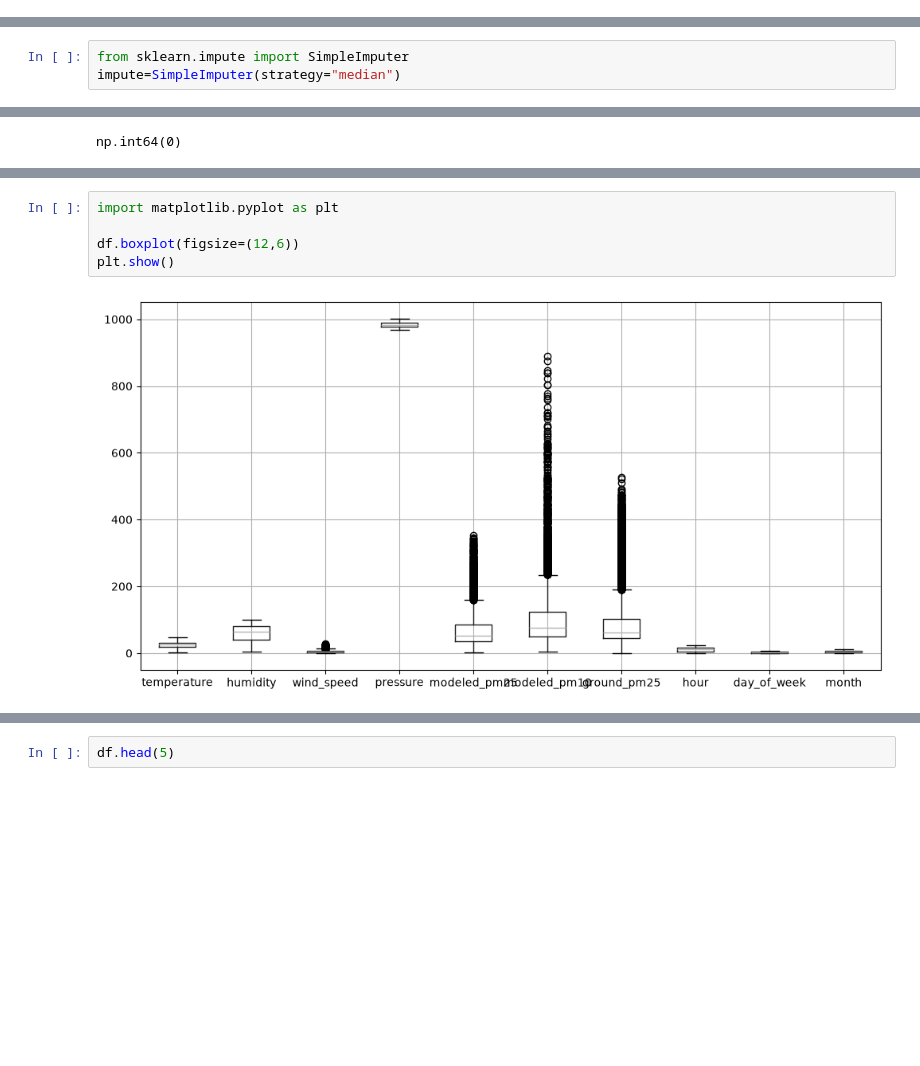
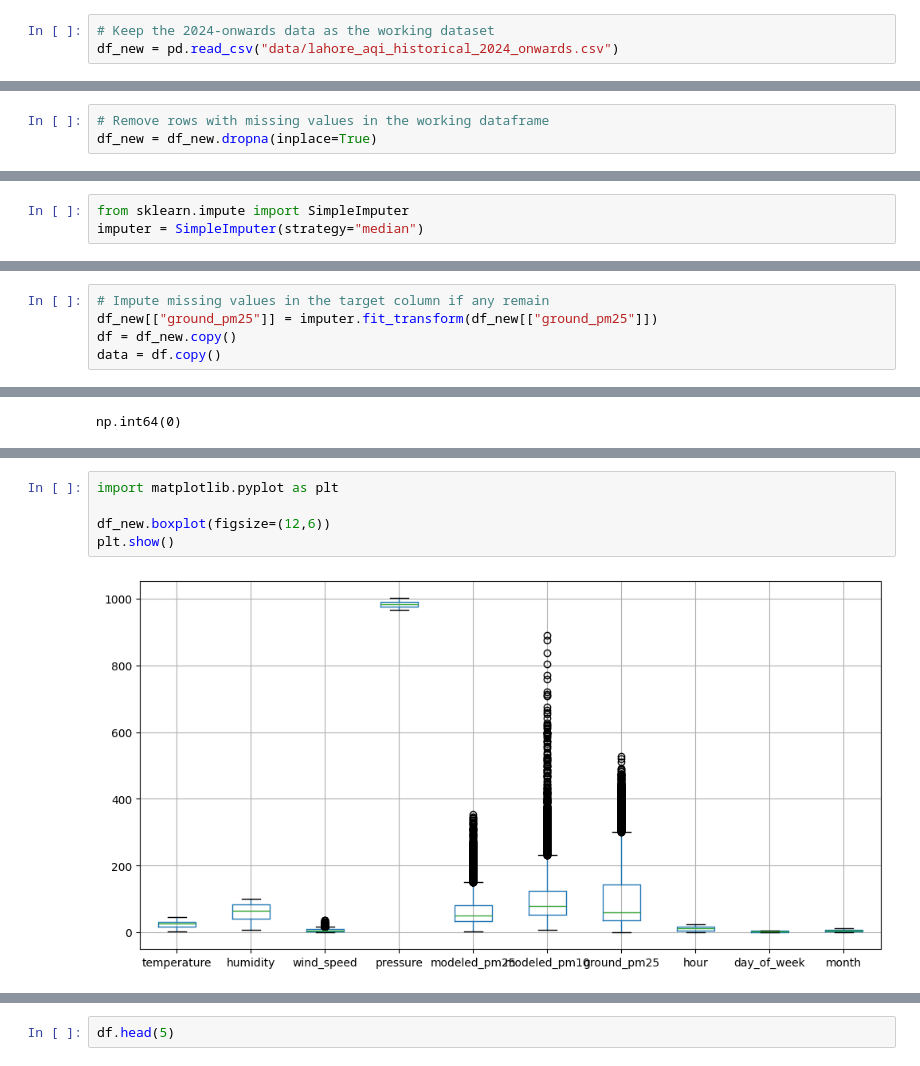
Before and after one commit to ranazain9/Pearls-AQI-Predictor, a Jupyter notebook: index.Ipynb, the cells around one changed output, grey strips where cells are left out. Saved outputs shown, nothing was run; the diff lists cells and outputs as text; blank space fills up the shorter version.

```diff
--- a/index.Ipynb
+++ b/index.Ipynb
@@ -27,0 +4,3 @@ data=df
+# %%
+# Keep the 2024-onwards data as the working dataset
+df_new = pd.read_csv("data/lahore_aqi_historical_2024_onwards.csv")
@@ -27,0 +23,3 @@ data=df
+# %%
+# Remove rows with missing values in the working dataframe
+df_new = df_new.dropna(inplace=True)
@@ -54,4 +56,4 @@ month              0
 dtype: int64
 # %%
 from sklearn.impute import SimpleImputer
-impute=SimpleImputer(strategy="median")
+imputer = SimpleImputer(strategy="median")
@@ -79,0 +60,5 @@ df.head
+# %%
+# Impute missing values in the target column if any remain
+df_new[["ground_pm25"]] = imputer.fit_transform(df_new[["ground_pm25"]])
+df = df_new.copy()
+data = df.copy()
@@ -126,8 +111,8 @@ Note: you may need to restart the kernel to use updated packages.
 # %%
 import matplotlib.pyplot as plt
 
-df.boxplot(figsize=(12,6))
+df_new.boxplot(figsize=(12,6))
 plt.show()
 # %% [output]
-[figure, old version]
+[figure, new version]
 # %%
```
Also changed, not shown: parts of 34 cells of this notebook, 26 other files.
